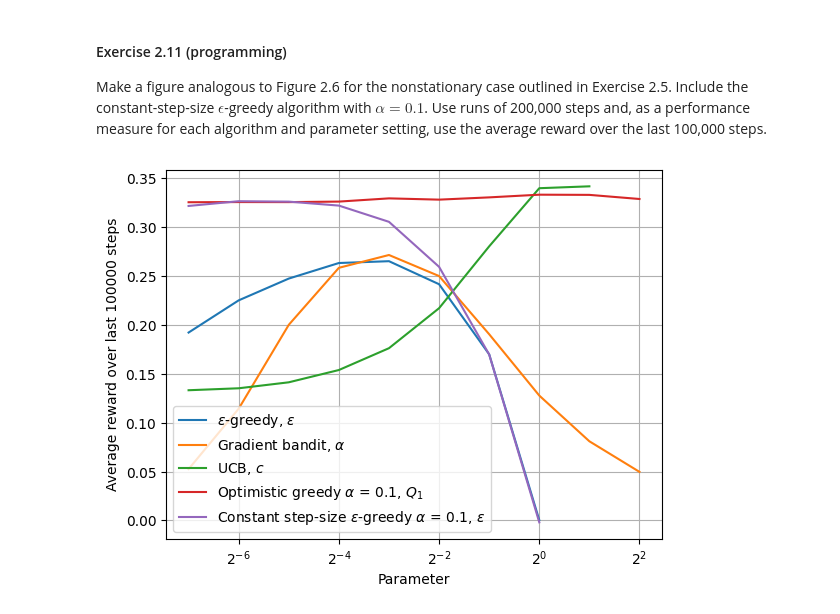
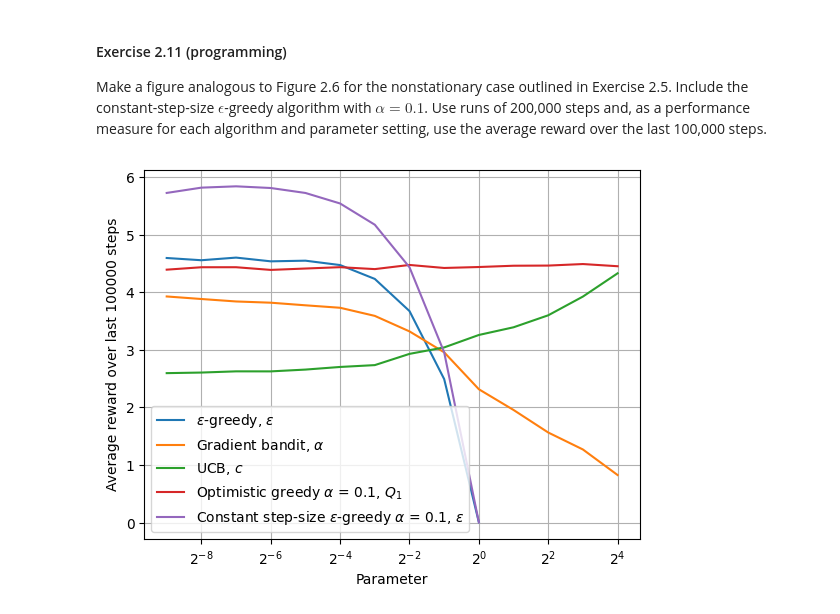
Before and after one commit to itsdaveba/rl-intro, a Jupyter notebook: chapter02/chapter02.ipynb, the cells around one changed output. Saved outputs shown, nothing was run; the diff lists cells and outputs as text; code cells hidden in the pictures.

```diff
--- a/chapter02/chapter02.ipynb
+++ b/chapter02/chapter02.ipynb
@@ -218,34 +218,34 @@ parameter setting, use the average reward over the last 100,000 steps.
 # %%
 vector_kwargs = dict(k=k, stationary=False)
 env = gym.make_vec("ArmedBanditTestbed-v0", num_envs, "custom", vector_kwargs)
-env.max_episode_steps = 2000
+env.max_episode_steps = 200000
 
 study = {
     r"$\epsilon$-greedy, $\epsilon$": {
         "entry_point": SampleAverageAgent,
-        "parameter": {"epsilon": [2**i for i in range(-7, 1)]}
+        "parameter": {"epsilon": [2**i for i in range(-9, 1)]}
     },
     r"Gradient bandit, $\alpha$": {
         "entry_point": GradientAgent,
-        "parameter": {"alpha": [2**i for i in range(-7, 3)]}
+        "parameter": {"alpha": [2**i for i in range(-9, 5)]}
     },
     r"UCB, $c$": {
         "entry_point": UpperConfidenceBoundAgent,
-        "parameter": {"c": [2**i for i in range(-7, 3)]}
+        "parameter": {"c": [2**i for i in range(-9, 5)]}
     },
     r"Optimistic greedy $\alpha$ = 0.1, $Q_1$": {
         "entry_point": ConstantStepSizeAgent,
-        "parameter": {"init_val": [2**i for i in range(-7, 3)]},
+        "parameter": {"init_val": [2**i for i in range(-9, 5)]},
         "constant_parameters": {"epsilon": 0.0, "alpha": 0.1}
     },
     r"Constant step-size $\epsilon$-greedy $\alpha$ = 0.1, $\epsilon$": {
         "entry_point": ConstantStepSizeAgent,
-        "parameter": {"epsilon": [2**i for i in range(-7, 1)]},
+        "parameter": {"epsilon": [2**i for i in range(-9, 1)]},
         "constant_parameters": {"alpha": 0.1}
     }
 }
 
 data = run_parameter_study(env, study, last_steps=100000, seed=seed)
 plot_parameter_study(data)
 # %% [output]
-[figure, old version]
+[figure, new version]
```
Also changed, not shown: 1 other file.
